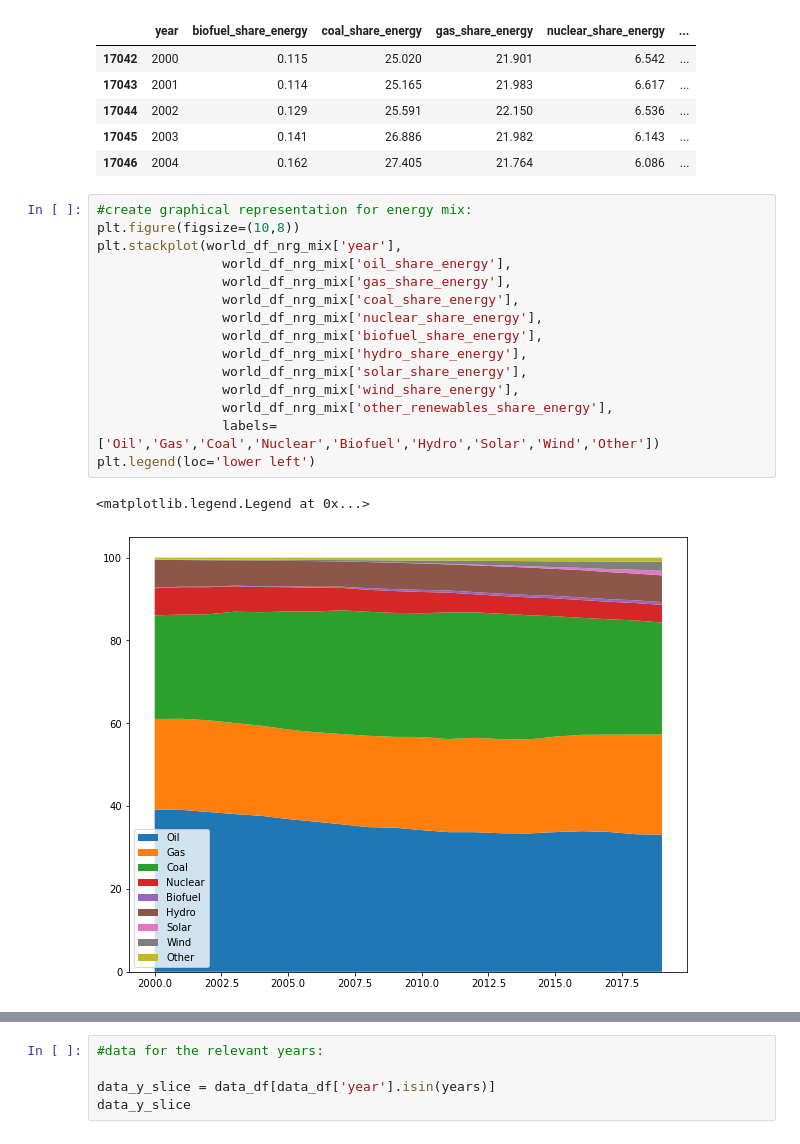
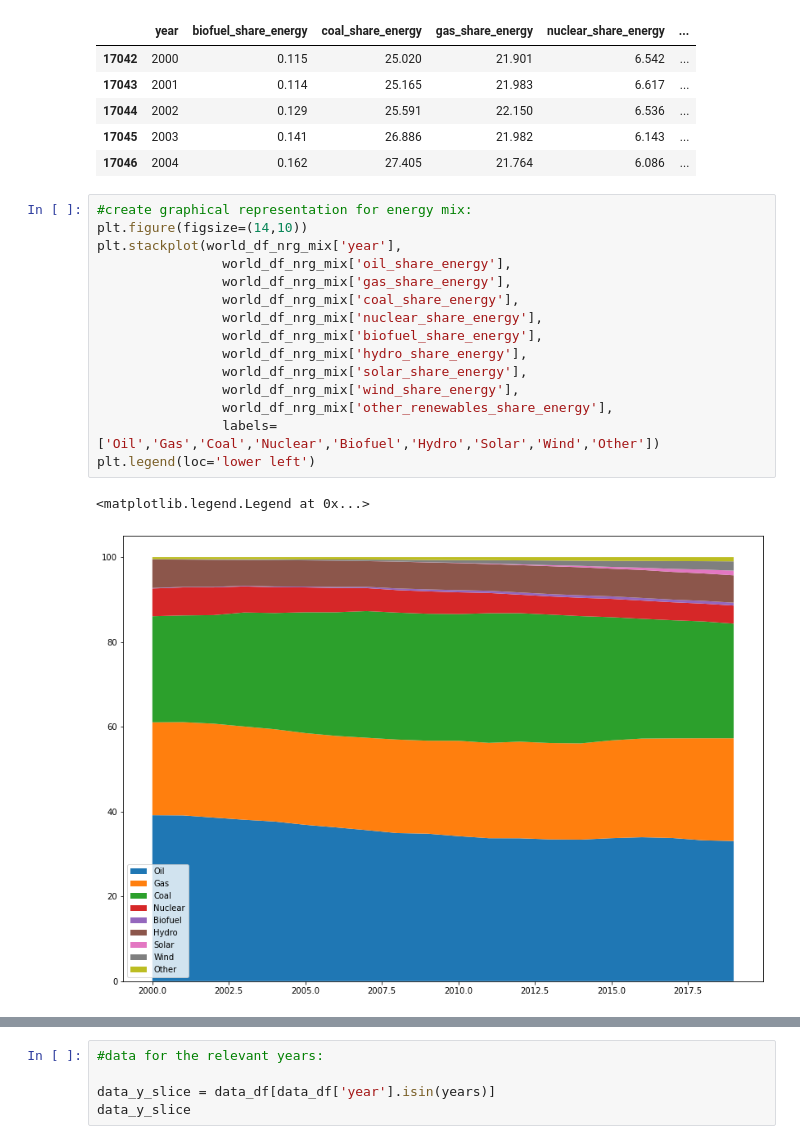
Before and after one commit to TeamGreenWave/capstone_project, a Jupyter notebook: EDA_Notebook_SLS.ipynb, the cells around one changed output, grey strips where cells are left out. Saved outputs shown, nothing was run; the diff lists cells and outputs as text.

```diff
--- a/EDA_Notebook_SLS.ipynb
+++ b/EDA_Notebook_SLS.ipynb
@@ -86,22 +91,22 @@ world_df_nrg_mix.head()
 | 17046 | 2004 | 0.162 | 27.405 | 21.764 | 6.086 | ... |
 # %%
 #create graphical representation for energy mix:
-plt.figure(figsize=(10,8))
+plt.figure(figsize=(14,10))
 plt.stackplot(world_df_nrg_mix['year'],
                 world_df_nrg_mix['oil_share_energy'],
                 world_df_nrg_mix['gas_share_energy'],
                 world_df_nrg_mix['coal_share_energy'],
                 world_df_nrg_mix['nuclear_share_energy'],
                 world_df_nrg_mix['biofuel_share_energy'],
                 world_df_nrg_mix['hydro_share_energy'],
                 world_df_nrg_mix['solar_share_energy'],
                 world_df_nrg_mix['wind_share_energy'],
                 world_df_nrg_mix['other_renewables_share_energy'],
                 labels=['Oil','Gas','Coal','Nuclear','Biofuel','Hydro','Solar','Wind','Other'])
 plt.legend(loc='lower left')
 # %% [output]
 <matplotlib.legend.Legend at 0x...>
-[figure, old version]
+[figure, new version]
 # %%
 plt.figure(figsize=(10,8))
 plt.stackplot(world_df_nrg_mix['year'],
```
Also changed, not shown: parts of 21 cells of this notebook, 2 other files.
